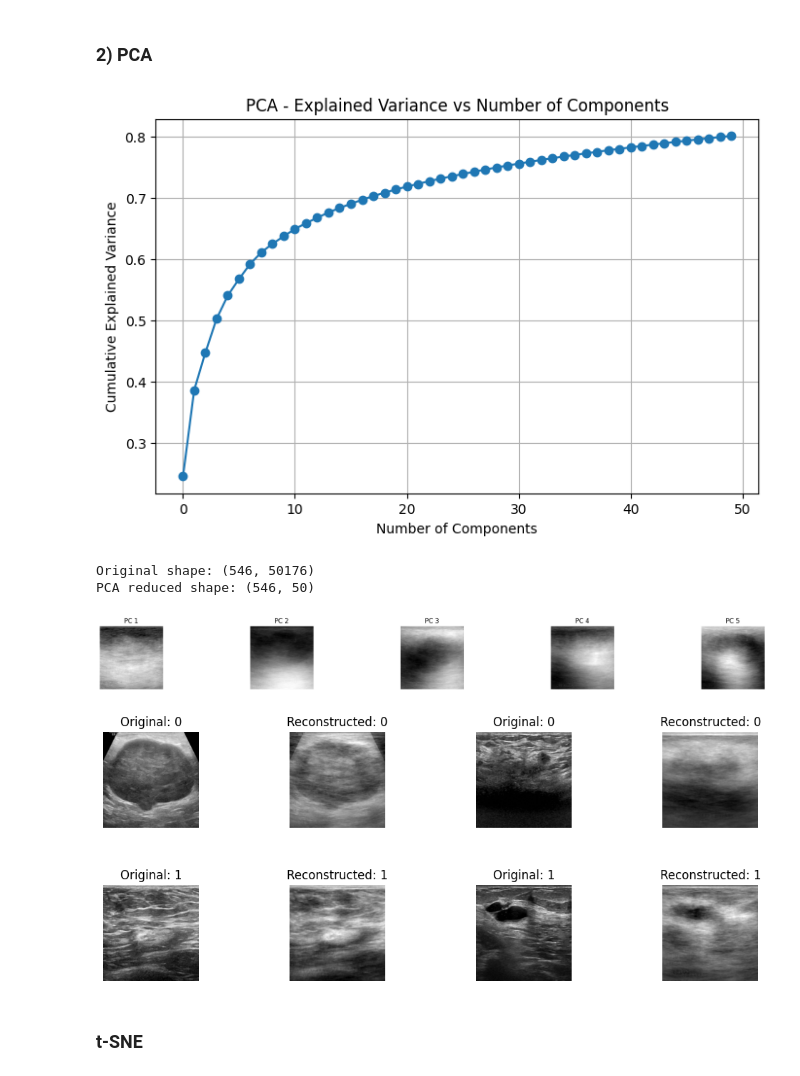
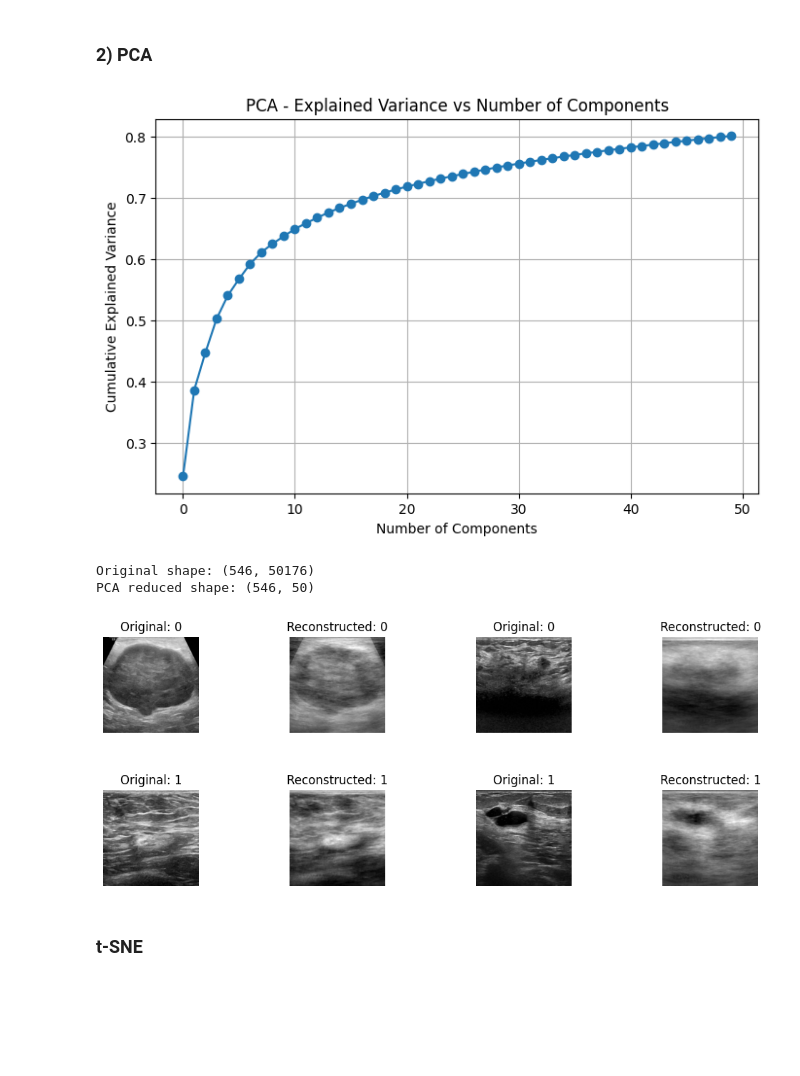
Before and after one commit to odykt/ML_EKPA, a Jupyter notebook: vas/BASE - PCA- ALGOS.ipynb, the cells around one changed output. Drawn from its saved outputs; the diff is of its cells as text; code cells hidden in the pictures; blank space fills up the shorter version.

```diff
--- a/vas/BASE - PCA- ALGOS.ipynb
+++ b/vas/BASE - PCA- ALGOS.ipynb
@@ -451,16 +451,6 @@ plt.show()
 print(f"Original shape: {flattened_images.shape}")
 print(f"PCA reduced shape: {principal_components.shape}")
 
-# Plot the first 5 principal components
-plt.figure(figsize=(20, 4))
-for i in range(5):
-    plt.subplot(2, 5, i + 1)
-    component = pca.components_[i].reshape(224, 224)  # Reshape to original image dimensions
-    plt.imshow(component, cmap='gray')
-    plt.title(f'PC {i + 1}')
-    plt.axis('off')
-plt.tight_layout()
-plt.show()
 # Plot the first 5 images of the training set
 # Inverse transform to reconstruct images from PCA
 reconstructed = pca.inverse_transform(principal_components)
@@ -470,35 +460,34 @@ reconstructed_images = reconstructed_images.reshape(x_train.shape)
 # Plot 2 images per class: original vs reconstructed
 unique_classes = np.unique(y_train)
 images_per_class = 2
 
 plt.figure(figsize=(10, 4))  # Bigger images
 
 plot_idx = 1
 for class_label in unique_classes:
     # Find indices for this class
     class_indices = np.where(y_train == class_label)[0][:images_per_class]
     for i, idx in enumerate(class_indices):
         plt.subplot(len(unique_classes), images_per_class * 2, plot_idx)
         plt.imshow(x_train[idx].reshape(224, 224), cmap='gray')
         plt.title(f"Original: {class_label}")
         plt.axis('off')
         plot_idx += 1
 
         plt.subplot(len(unique_classes), images_per_class * 2, plot_idx)
         plt.imshow(reconstructed_images[idx].reshape(224, 224), cmap='gray')
         plt.title(f"Reconstructed: {class_label}")
         plt.axis('off')
         plot_idx += 1
 
 plt.tight_layout()
 plt.subplots_adjust(wspace=0.4, hspace=0.6)
 plt.show()
 # %% [output]
 [figure]
 Original shape: (546, 50176)
 PCA reduced shape: (546, 50)
-[figure, old version]
+[figure, new version]
-[figure, removed]
 # %% [markdown]
 ### t-SNE
 # %%
```
Also changed, not shown: parts of 16 cells of this notebook, 3 other files.
